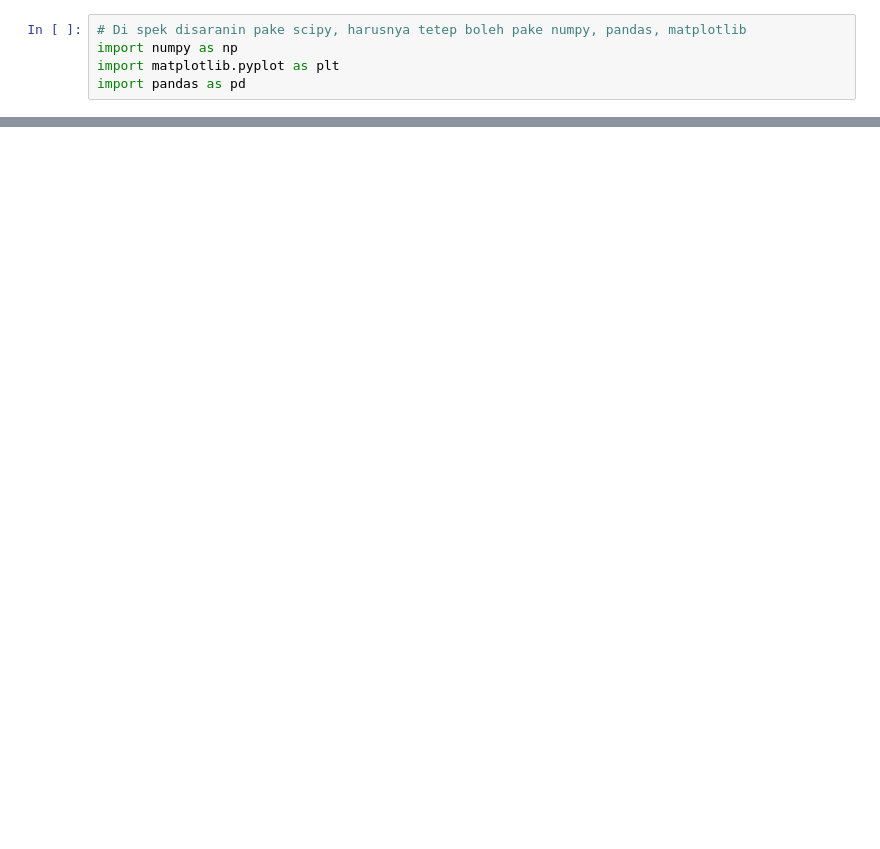
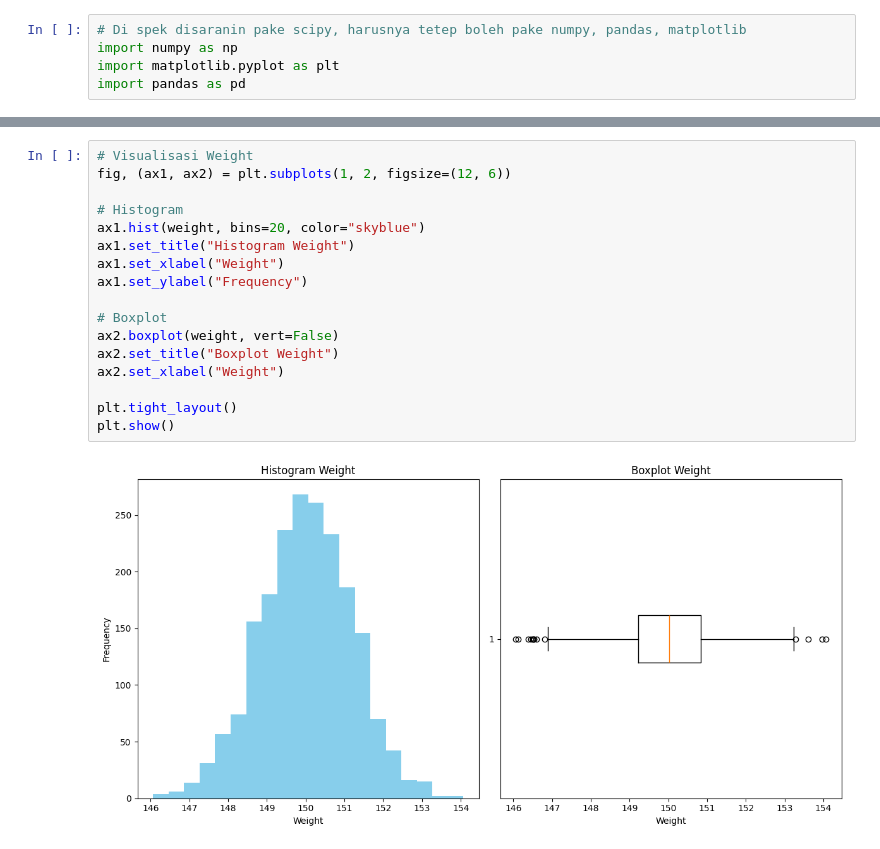
Before and after one commit to SandWithCheese/TubesProbstat, a Jupyter notebook: src/main.ipynb, the cells around one changed output, grey strips where cells are left out. Cells and saved outputs as stored; diff of their text form; blank space fills up the shorter version.

```diff
--- a/src/main.ipynb
+++ b/src/main.ipynb
@@ -15,0 +979,19 @@ df.head()
+# %%
+# Visualisasi Weight
+fig, (ax1, ax2) = plt.subplots(1, 2, figsize=(12, 6))
+
+# Histogram
+ax1.hist(weight, bins=20, color="skyblue")
+ax1.set_title("Histogram Weight")
+ax1.set_xlabel("Weight")
+ax1.set_ylabel("Frequency")
+
+# Boxplot
+ax2.boxplot(weight, vert=False)
+ax2.set_title("Boxplot Weight")
+ax2.set_xlabel("Weight")
+
+plt.tight_layout()
+plt.show()
+# %% [output]
+[figure, added]
```
Also changed, not shown: parts of 29 cells of this notebook.
